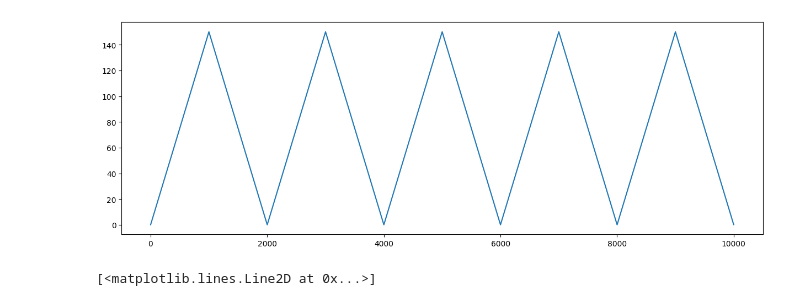
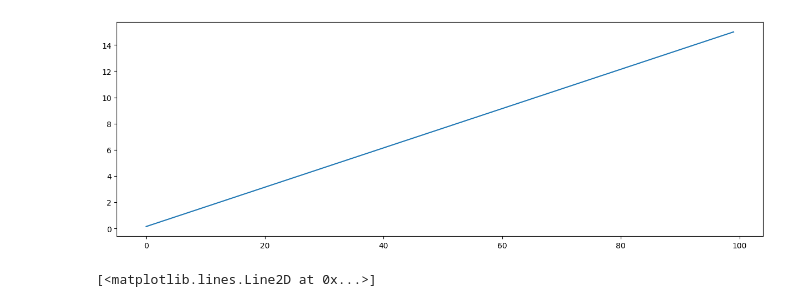
Before and after one commit to Bryce-Davidson/bike-simulation-RL-agent, a Jupyter notebook: plots/courses.ipynb, the cells around one changed output. Saved outputs shown, nothing was run; the diff lists cells and outputs as text; code cells hidden in the pictures.

Commit message:
Plots

```diff
--- a/plots/courses.ipynb
+++ b/plots/courses.ipynb
@@ -11,13 +11,13 @@ def generateElevation(course, meters):
     slopes = generateSlopes(course, meters)
     return np.cumsum(slopes/100)
 # %%
-tenByOneKmElevation = generateElevation(tenByOneKm, 10_000)
+tenByOneKmElevation = generateElevation(tenByOneKm, 100)
 
 plt.figure(figsize=(15, 5))  # Set the figsize to adjust the width and height of the plot
 plt.plot(tenByOneKmElevation)
 plt.show()
 # %% [output]
-[figure, old version]
+[figure, new version]
 # %%
 rollingHillsElevation = generateElevation(rollingHills, 1000)
 
```
Also changed, not shown: 3 other files.
